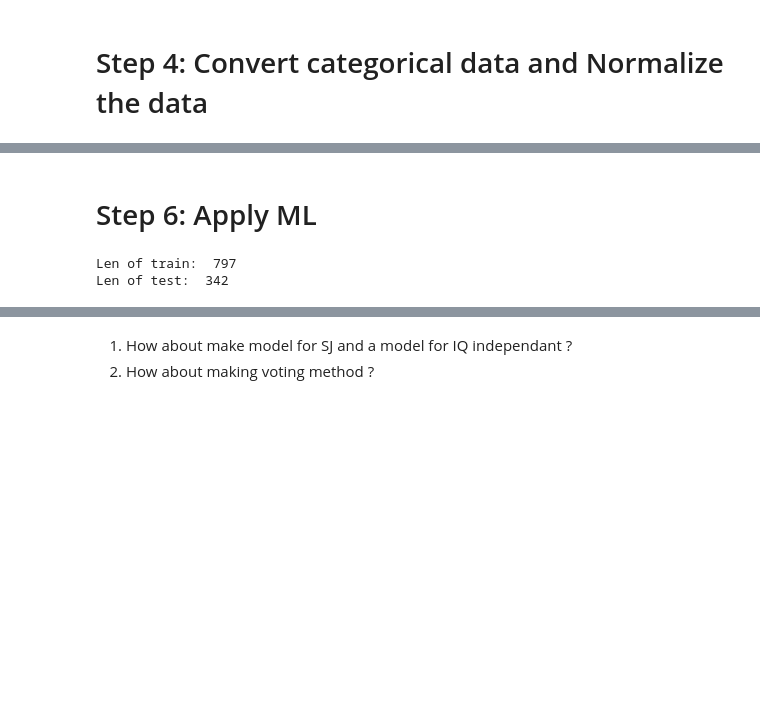
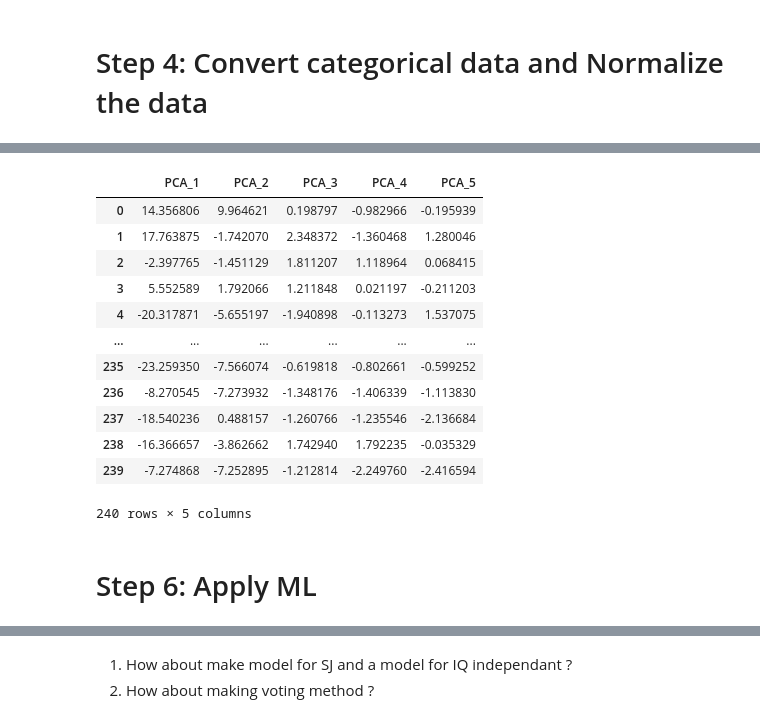
Before and after one commit to Morshedy22/DengAI-Predicting-Disease-Spread, a Jupyter notebook: Code/main.ipynb, the cells around one changed output, grey strips where cells are left out. Cells and saved outputs as stored; diff of their text form; code cells hidden in the pictures; blank space fills up the shorter version.

```diff
--- a/Code/main.ipynb
+++ b/Code/main.ipynb
@@ -262,9 +320,18 @@ X
+# %%
+X_val
+# %% [output]
+|  | PCA_1 | PCA_2 | PCA_3 | PCA_4 | PCA_5 |
+| 0 | 14.356806 | 9.964621 | 0.198797 | -0.982966 | -0.195939 |
+| 1 | 17.763875 | -1.742070 | 2.348372 | -1.360468 | 1.280046 |
+| 2 | -2.397765 | -1.451129 | 1.811207 | 1.118964 | 0.068415 |
+| 3 | 5.552589 | 1.792066 | 1.211848 | 0.021197 | -0.211203 |
+| 4 | -20.317871 | -5.655197 | -1.940898 | -0.113273 | 1.537075 |
+| ... | ... | ... | ... | ... | ... |
+| 235 | -23.259350 | -7.566074 | -0.619818 | -0.802661 | -0.599252 |
+| 236 | -8.270545 | -7.273932 | -1.348176 | -1.406339 | -1.113830 |
+| 237 | -18.540236 | 0.488157 | -1.260766 | -1.235546 | -2.136684 |
+| 238 | -16.366657 | -3.862662 | 1.742940 | 1.792235 | -0.035329 |
+| 239 | -7.274868 | -7.252895 | -1.212814 | -2.249760 | -2.416594 |
+240 rows × 5 columns
 # %% [markdown]
 # Step 6: Apply ML
-# %%
-X_train, X_val, Y_train, Y_val = train_test_split(X.iloc[:,:-1], X.iloc[:,-1], test_size = 0.3)
-print("Len of train: ",len(X_train))
-print("Len of test: ",len(X_val))
-# %% [output]
-Len of train:  797
-Len of test:  342
```
Also changed, not shown: parts of 30 cells of this notebook.
